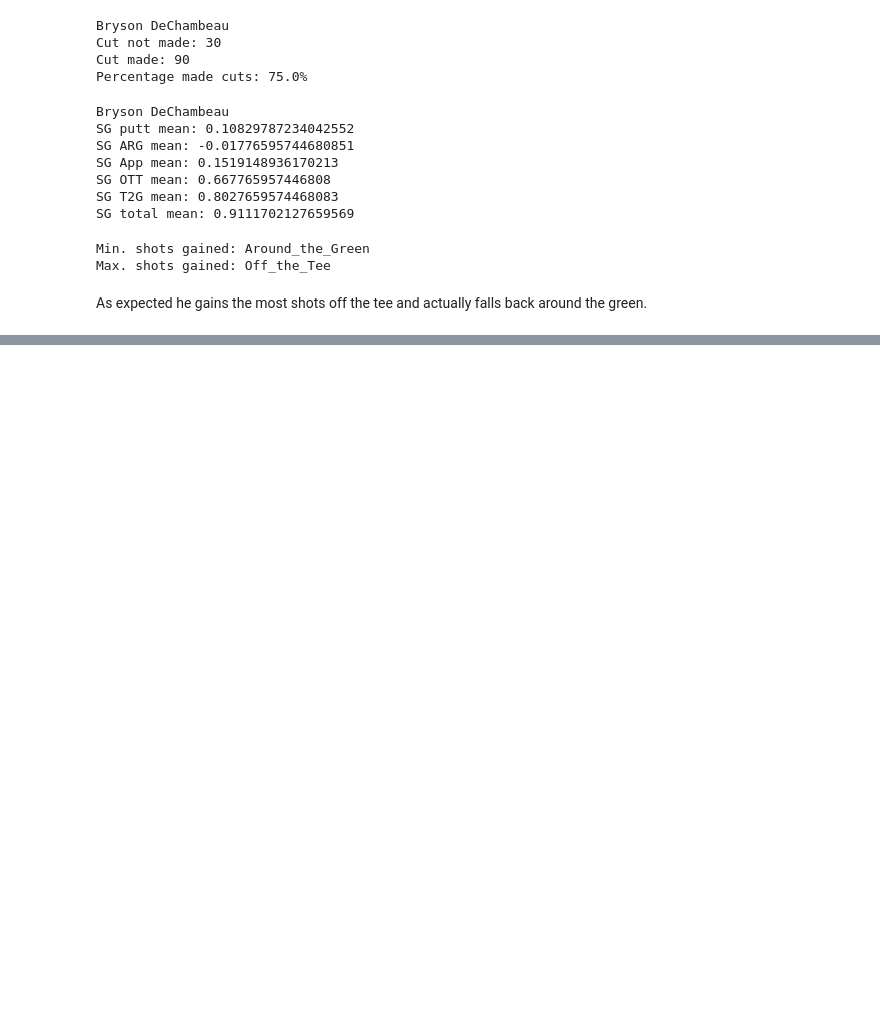
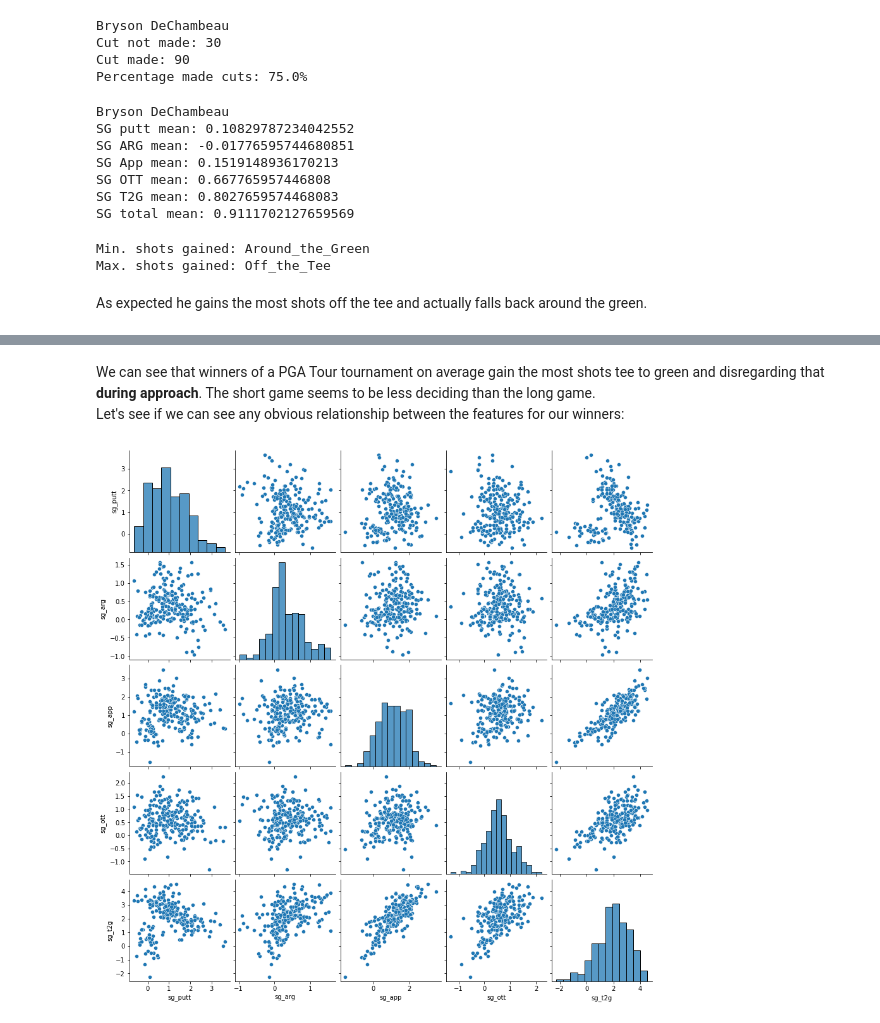
Before and after one commit to Loze2804/PGA_Tour_Analysis, a Jupyter notebook: PGA_Tour_Analyse.ipynb, the cells around one changed output, grey strips where cells are left out. Drawn from its saved outputs; the diff is of its cells as text; code cells hidden in the pictures; blank space fills up the shorter version.

Commit message:
start looking at winners

```diff
--- a/PGA_Tour_Analyse.ipynb
+++ b/PGA_Tour_Analyse.ipynb
@@ -559,0 +590,8 @@ As expected he gains the most shots off the tee and actually falls back around t
+# %% [markdown]
+We can see that winners of a PGA Tour tournament on average gain the most shots tee to green and disregarding that **during approach**. The short game seems to be less deciding than the long game.
+Let's see if we can see any obvious relationship between the features for our winners:
+# %%
+g = sns.pairplot(winners[['sg_putt', 'sg_arg', 'sg_app', 'sg_ott', 'sg_t2g']])
+plt.show()
+# %% [output]
+[figure, added]
```
Also changed, not shown: parts of 3 cells of this notebook.
